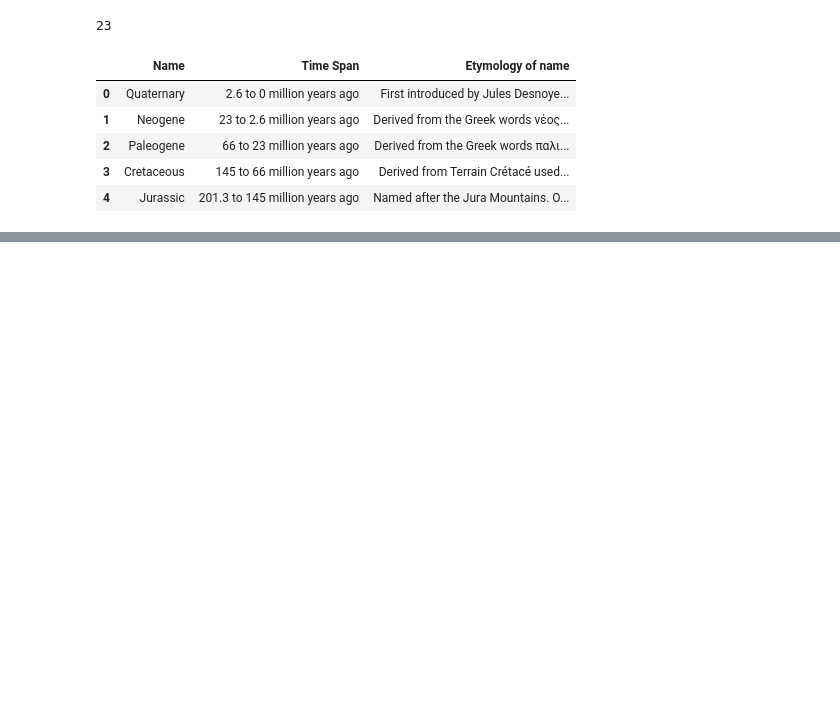
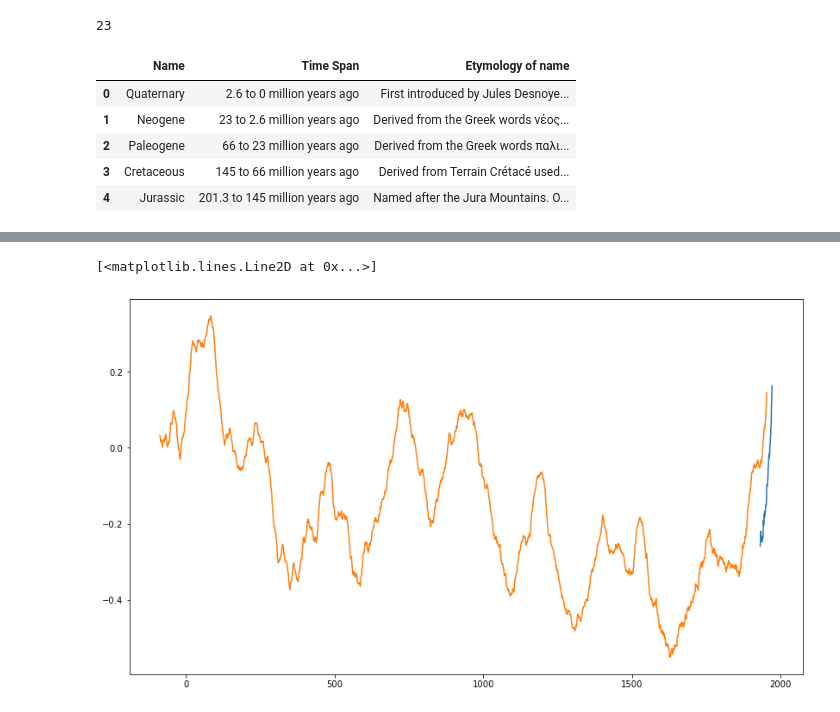
Before and after one commit to domschl/indrajala, a Jupyter notebook: python_indrajala/examples/importers/RawTests.ipynb, the cells around one changed output, grey strips where cells are left out. Drawn from its saved outputs; the diff is of its cells as text; code cells hidden in the pictures; blank space fills up the shorter version.

```diff
--- a/python_indrajala/examples/importers/RawTests.ipynb
+++ b/python_indrajala/examples/importers/RawTests.ipynb
@@ -28,0 +78,5 @@ raw=dl.get(url, transforms='decode')
+# %%
+def moving_average(a, n=3) :
+    ret = np.cumsum(a, dtype=float)
+    ret[n:] = ret[n:] - ret[:-n]
+    return ret[n - 1:] / n
@@ -28,0 +85,4 @@ raw=dl.get(url, transforms='decode')
+# %%
+win=50
+em2kmat=moving_average(em2k[:,1],2*win+1)
+gjmtmat=moving_average(gjmt[:,2]-gjmean,2*win+1)
@@ -28,0 +98,7 @@ raw=dl.get(url, transforms='decode')
+# %%
+# plt.plot(dfnp[:,0],dfnp[:,1])
+plt.plot(gjmt[win:-win,0],gjmtmat)
+plt.plot(dfnp[win:-win,0],em2kmat)
+# %% [output]
+[<matplotlib.lines.Line2D at 0x...>]
+[figure, added]
```
Also changed, not shown: parts of 20 cells of this notebook, 7 other files.
